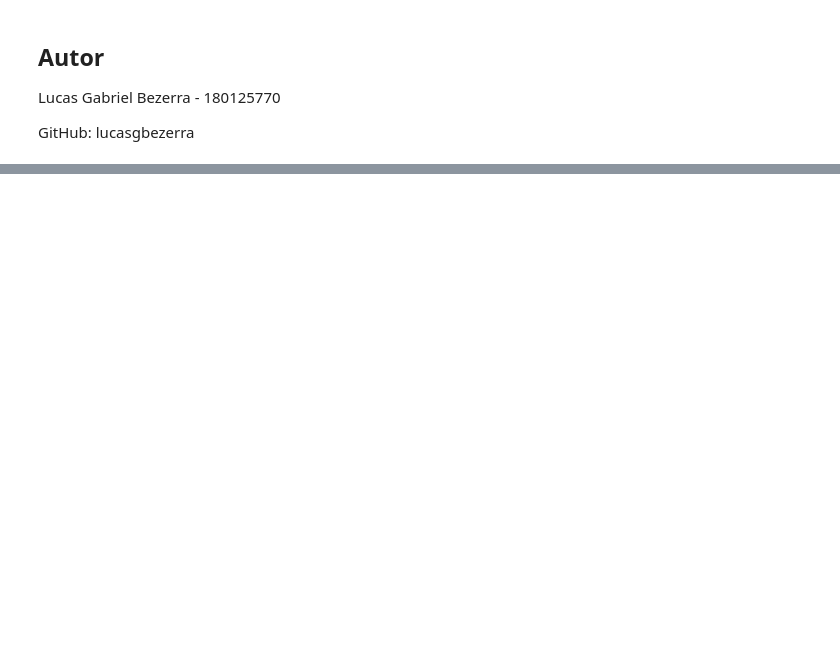
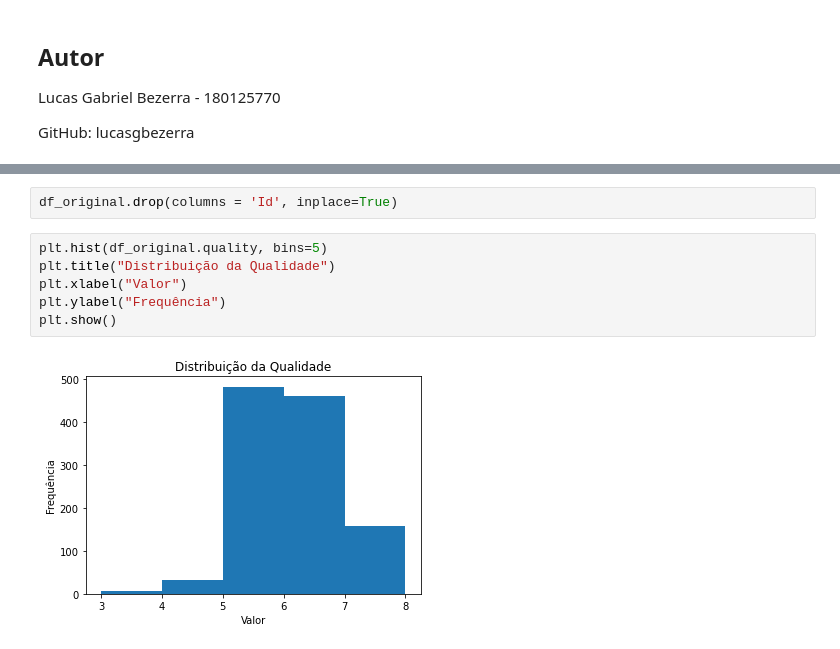
Before and after one commit to fabraz/fastaiOnCampus, a Jupyter notebook: nbs/180125770_lucasgbezerra_Lucas Gabriel Bezerra.ipynb, the cells around one changed output, grey strips where cells are left out. Cells and saved outputs as stored; diff of their text form; blank space fills up the shorter version.

```diff
--- a/nbs/180125770_lucasgbezerra_Lucas Gabriel Bezerra.ipynb
+++ b/nbs/180125770_lucasgbezerra_Lucas Gabriel Bezerra.ipynb
@@ -391,0 +216,10 @@ Dependendo da necessidade de precisão, seria possível prever a doença cardía
+# %%
+df_original.drop(columns = 'Id', inplace=True)
+# %%
+plt.hist(df_original.quality, bins=5)
+plt.title("Distribuição da Qualidade")
+plt.xlabel("Valor")
+plt.ylabel("Frequência")
+plt.show()
+# %% [output]
+[figure, added]
```
Also changed, not shown: parts of 110 cells of this notebook.
